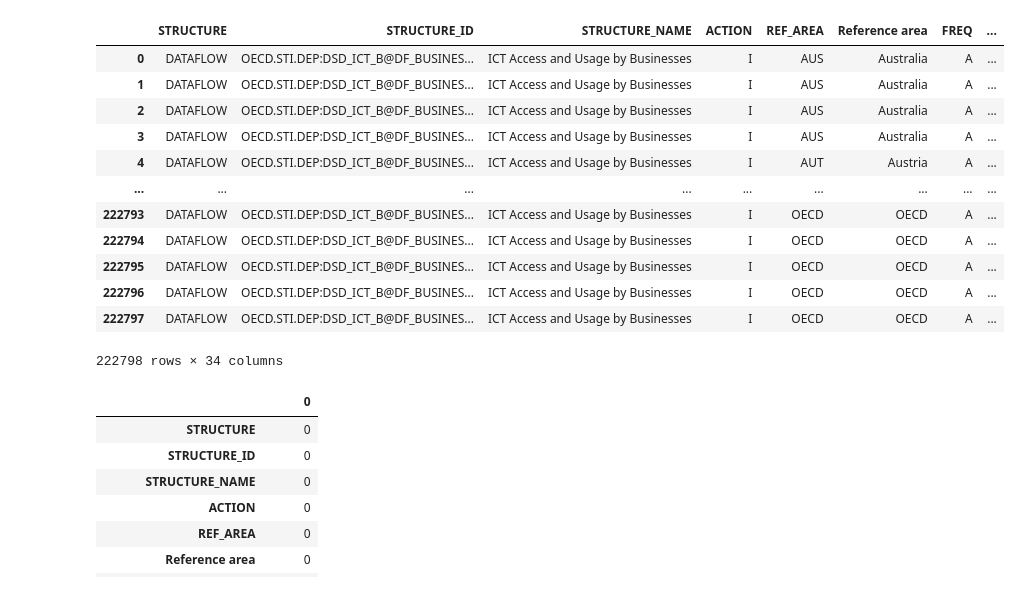
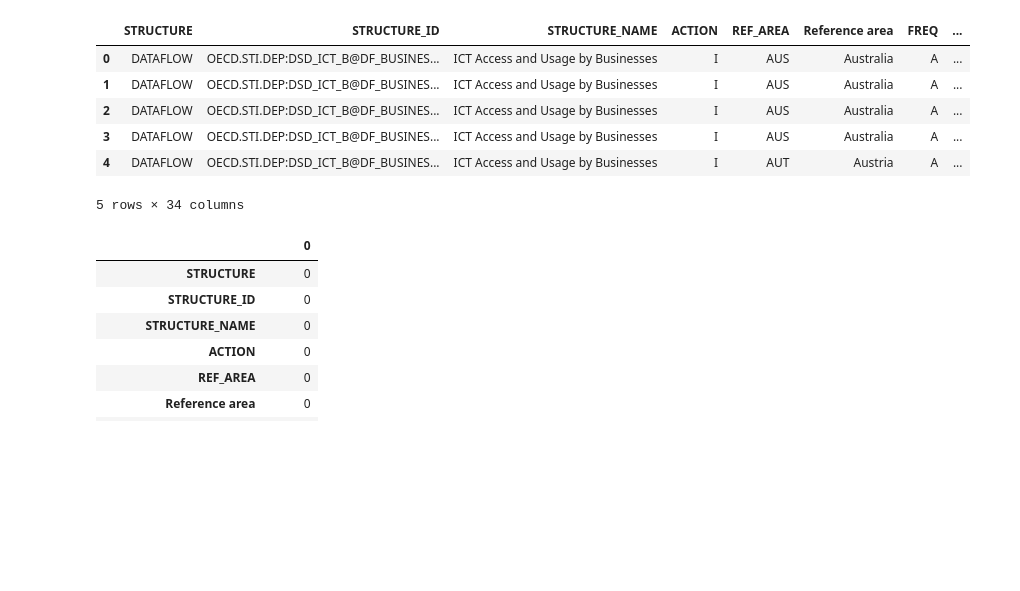
Before and after one commit to Mary584-dev/my-one-of-codes, a Jupyter notebook: Thesis_2.ipynb, the cells around one changed output. Cells and saved outputs as stored; diff of their text form; code cells hidden in the pictures; blank space fills up the shorter version.

```diff
--- a/Thesis_2.ipynb
+++ b/Thesis_2.ipynb
@@ -3,33 +3,19 @@
 # %%
 import pandas as pd
 import matplotlib.pyplot as plt
 import seaborn as sns
-from sklearn.model_selection import train_test_split
-from sklearn.neighbors import KNeighborsClassifier
-from sklearn.linear_model import LogisticRegression
-from sklearn.tree import DecisionTreeClassifier
-from sklearn.ensemble import RandomForestClassifier
-from sklearn.model_selection import GridSearchCV
-from sklearn.metrics import classification_report
-from sklearn import metrics
 import warnings
 warnings.filterwarnings('ignore')
 df = pd.read_csv('/content/OECD.STI.DEP,DSD_ICT_B@DF_BUSINESSES,1.0,complete,2026-10-11 19-47-26.csv')
-df
+df.head()
 # %% [output]
 |  | STRUCTURE | STRUCTURE_ID | STRUCTURE_NAME | ACTION | REF_AREA | Reference area | FREQ | ... |
 | 0 | DATAFLOW | OECD.STI.DEP:DSD_ICT_B@DF_BUSINES... | ICT Access and Usage by Businesses | I | AUS | Australia | A | ... |
 | 1 | DATAFLOW | OECD.STI.DEP:DSD_ICT_B@DF_BUSINES... | ICT Access and Usage by Businesses | I | AUS | Australia | A | ... |
 | 2 | DATAFLOW | OECD.STI.DEP:DSD_ICT_B@DF_BUSINES... | ICT Access and Usage by Businesses | I | AUS | Australia | A | ... |
 | 3 | DATAFLOW | OECD.STI.DEP:DSD_ICT_B@DF_BUSINES... | ICT Access and Usage by Businesses | I | AUS | Australia | A | ... |
 | 4 | DATAFLOW | OECD.STI.DEP:DSD_ICT_B@DF_BUSINES... | ICT Access and Usage by Businesses | I | AUT | Austria | A | ... |
-| ... | ... | ... | ... | ... | ... | ... | ... | ... |
-| 222793 | DATAFLOW | OECD.STI.DEP:DSD_ICT_B@DF_BUSINES... | ICT Access and Usage by Businesses | I | OECD | OECD | A | ... |
-| 222794 | DATAFLOW | OECD.STI.DEP:DSD_ICT_B@DF_BUSINES... | ICT Access and Usage by Businesses | I | OECD | OECD | A | ... |
-| 222795 | DATAFLOW | OECD.STI.DEP:DSD_ICT_B@DF_BUSINES... | ICT Access and Usage by Businesses | I | OECD | OECD | A | ... |
-| 222796 | DATAFLOW | OECD.STI.DEP:DSD_ICT_B@DF_BUSINES... | ICT Access and Usage by Businesses | I | OECD | OECD | A | ... |
-| 222797 | DATAFLOW | OECD.STI.DEP:DSD_ICT_B@DF_BUSINES... | ICT Access and Usage by Businesses | I | OECD | OECD | A | ... |
-222798 rows × 34 columns
+5 rows × 34 columns
 # %%
 df.isna().sum()
 # %% [output]
```
Also changed, not shown: parts of 10 cells of this notebook.
